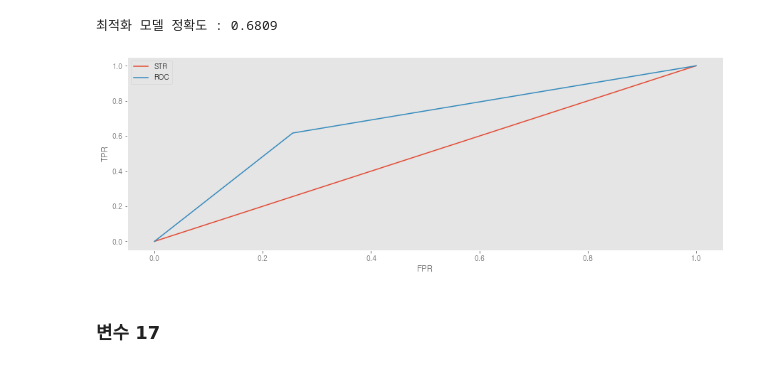
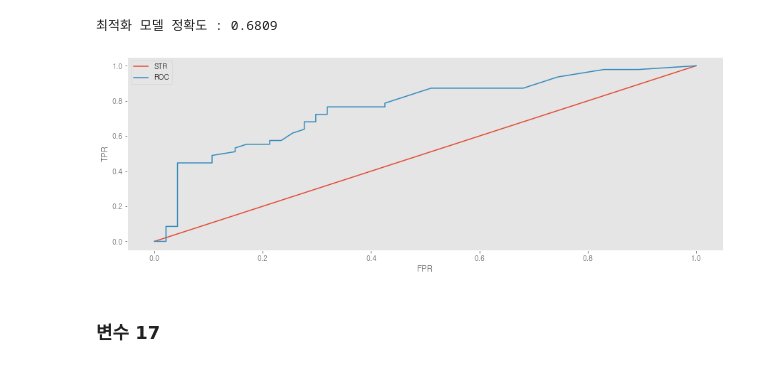
Before and after one commit to bub3690/22-1_multivariate, a Jupyter notebook: final_project/Classification-rftree-pre.ipynb, the cells around one changed output. Cells and saved outputs as stored; diff of their text form; code cells hidden in the pictures.

```diff
--- a/final_project/Classification-rftree-pre.ipynb
+++ b/final_project/Classification-rftree-pre.ipynb
@@ -2903,27 +3027,27 @@ print(f"최적화 모델 정확도 : {gb_acc :.4f}")
 # %%
 #baseline - rf tree / roc curve
 from sklearn.metrics import roc_curve
 #레이블 1일때 예측 확률
-pred_positive_label=gb_clf.predict(x_test_rftree_gbm15)
+pred_positive_label=gb_clf.predict_proba(x_test_rftree_gbm15)[:,1]
 fprs,tprs,thresholds = roc_curve(y_test,pred_positive_label)
 precisions,recalls,thresholds = roc_curve(y_test,pred_positive_label)
 
 
 plt.figure(figsize=(15,5))
 
 #diagonal
 plt.plot([0,1],[0,1],label='STR')
 
 #ROC
 
 plt.plot(fprs,tprs,label='ROC')
 plt.xlabel('FPR')
 plt.ylabel('TPR')
 plt.legend()
 plt.grid()
 plt.show()
 # %% [output]
-[figure, old version]
+[figure, new version]
 # %%
 auc=roc_auc_score(y_test,pred_positive_label)
 accuracy = accuracy_score(y_true=y_test,y_pred=predicted)
```
Also changed, not shown: parts of 21 cells of this notebook, 1 other file.
